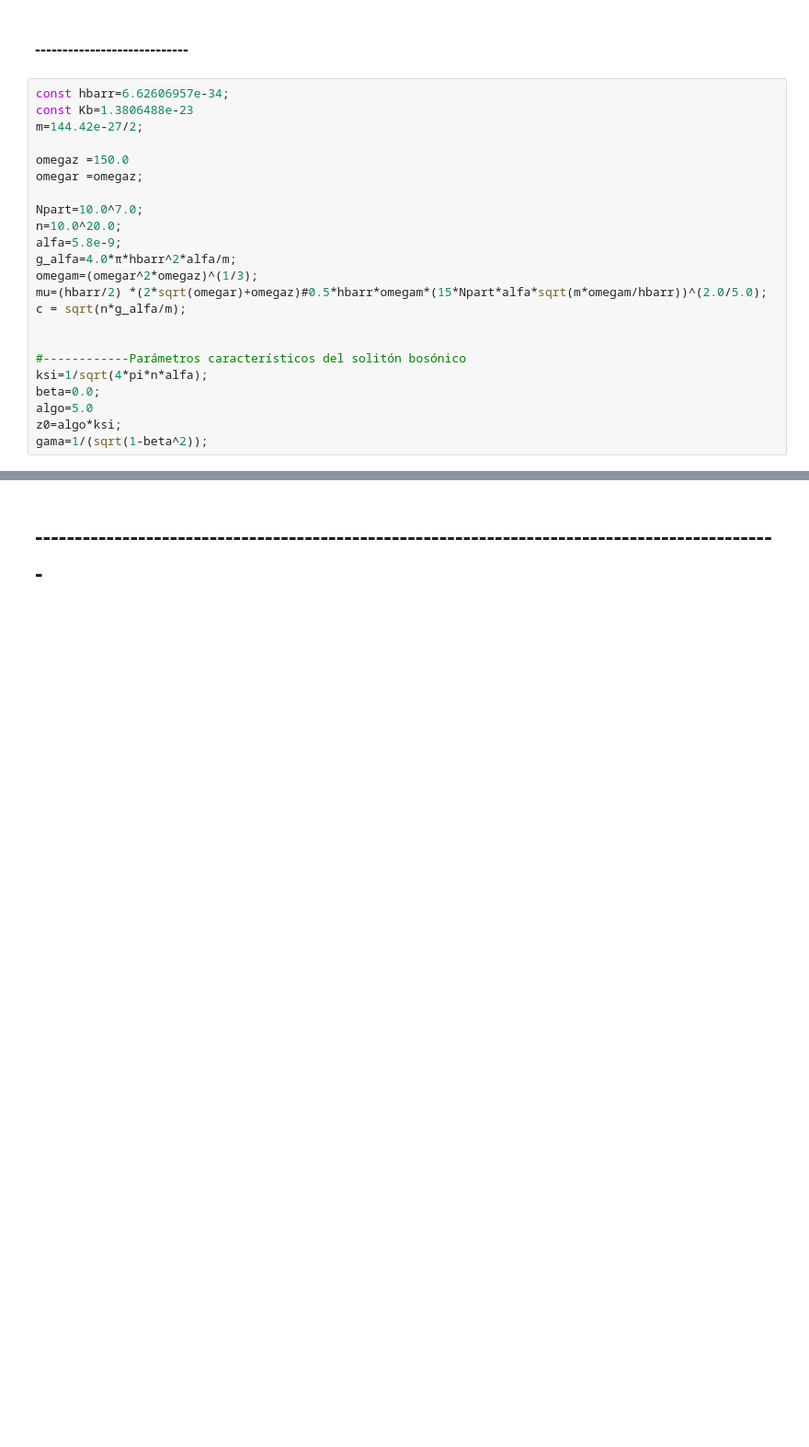
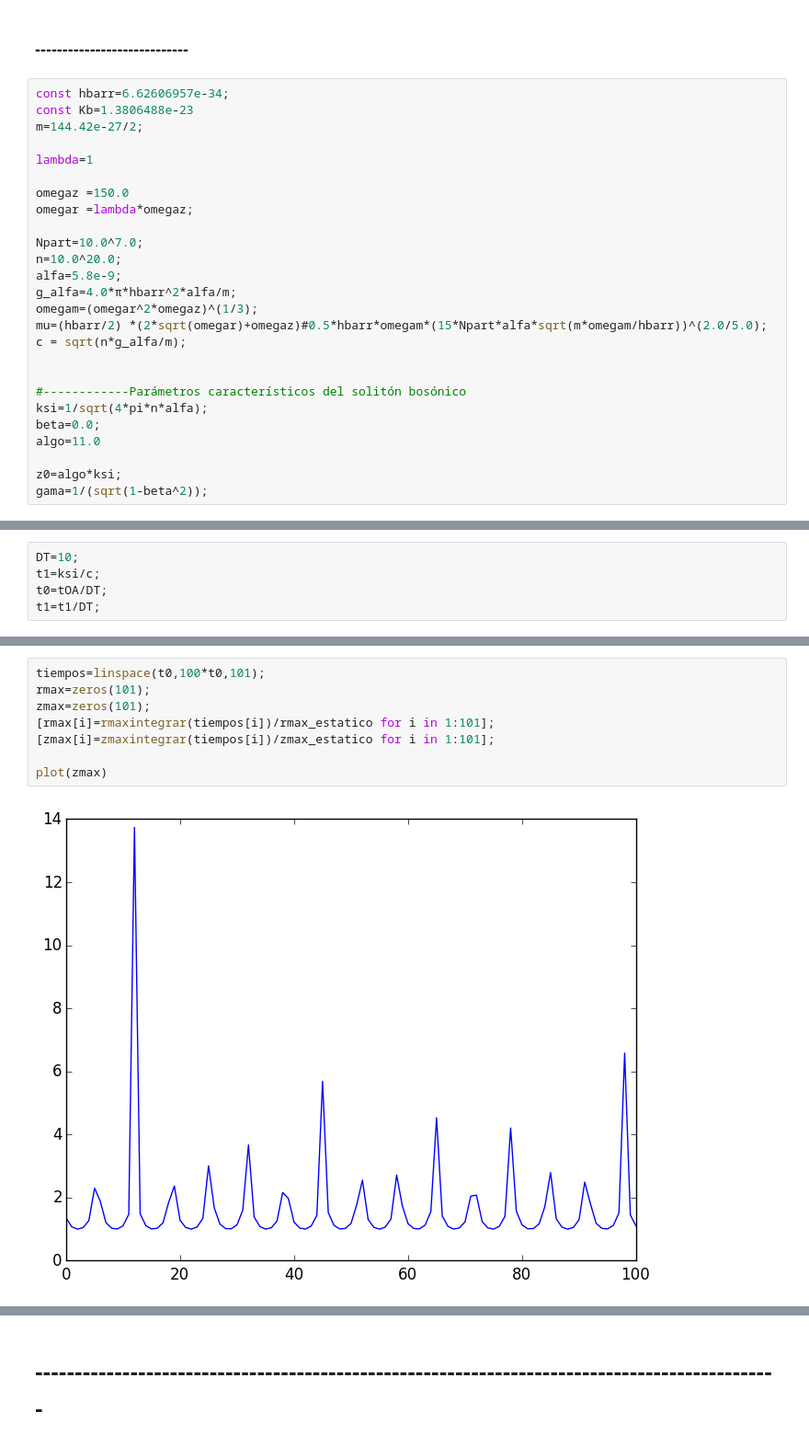
Before and after one commit to ealba/INTEGRALES, a Jupyter notebook: IntegralesBurdas6.ipynb, the cells around one changed output, grey strips where cells are left out. Shown: that part at 92% size. Saved outputs shown, nothing was run; the diff lists cells and outputs as text; blank space fills up the shorter version.

```diff
--- a/IntegralesBurdas6.ipynb
+++ b/IntegralesBurdas6.ipynb
@@ -16,8 +16,10 @@ const hbarr=6.62606957e-34;
 const Kb=1.3806488e-23
 m=144.42e-27/2;
 
+lambda=1
+
 omegaz =150.0
-omegar =omegaz;
+omegar =lambda*omegaz;
 
 Npart=10.0^7.0;
 n=10.0^20.0;
@@ -31,6 +33,7 @@ c = sqrt(n*g_alfa/m);
 #------------Parámetros característicos del solitón bosónico
 ksi=1/sqrt(4*pi*n*alfa);
 beta=0.0;
-algo=5.0
+algo=11.0
+
 z0=algo*ksi;
 gama=1/(sqrt(1-beta^2));
@@ -38,0 +53,5 @@ gama=1/(sqrt(1-beta^2));
+# %%
+DT=10;
+t1=ksi/c;
+t0=tOA/DT;
+t1=t1/DT;
@@ -158,0 +158,10 @@ grafdensidad([zminevaluar/ksi,zmaxevaluar/ksi],[rminevaluar/ksi,rmaxevaluar/ksi]
+# %%
+tiempos=linspace(t0,100*t0,101);
+rmax=zeros(101);
+zmax=zeros(101);
+[rmax[i]=rmaxintegrar(tiempos[i])/rmax_estatico for i in 1:101];
+[zmax[i]=zmaxintegrar(tiempos[i])/zmax_estatico for i in 1:101];
+
+plot(zmax)
+# %% [output]
+[figure, added]
```
Also changed, not shown: parts of 40 cells of this notebook, 1 other file.
